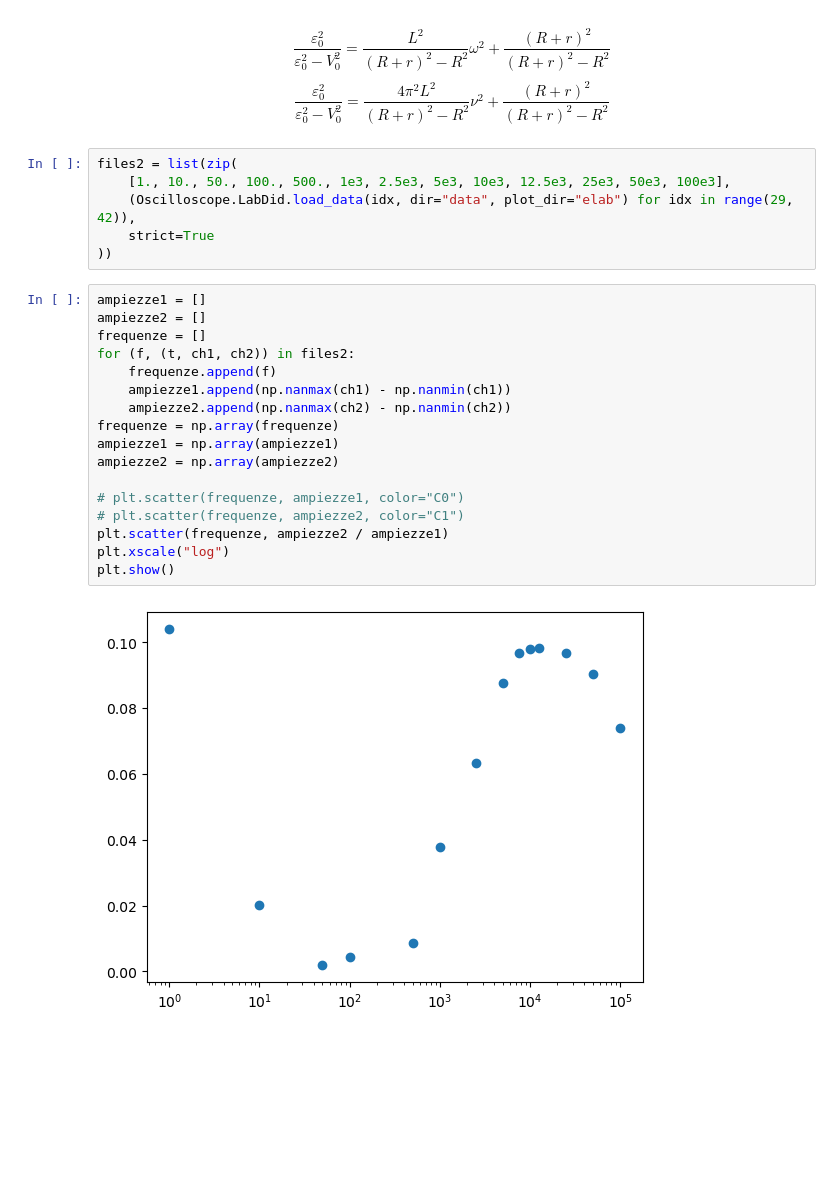
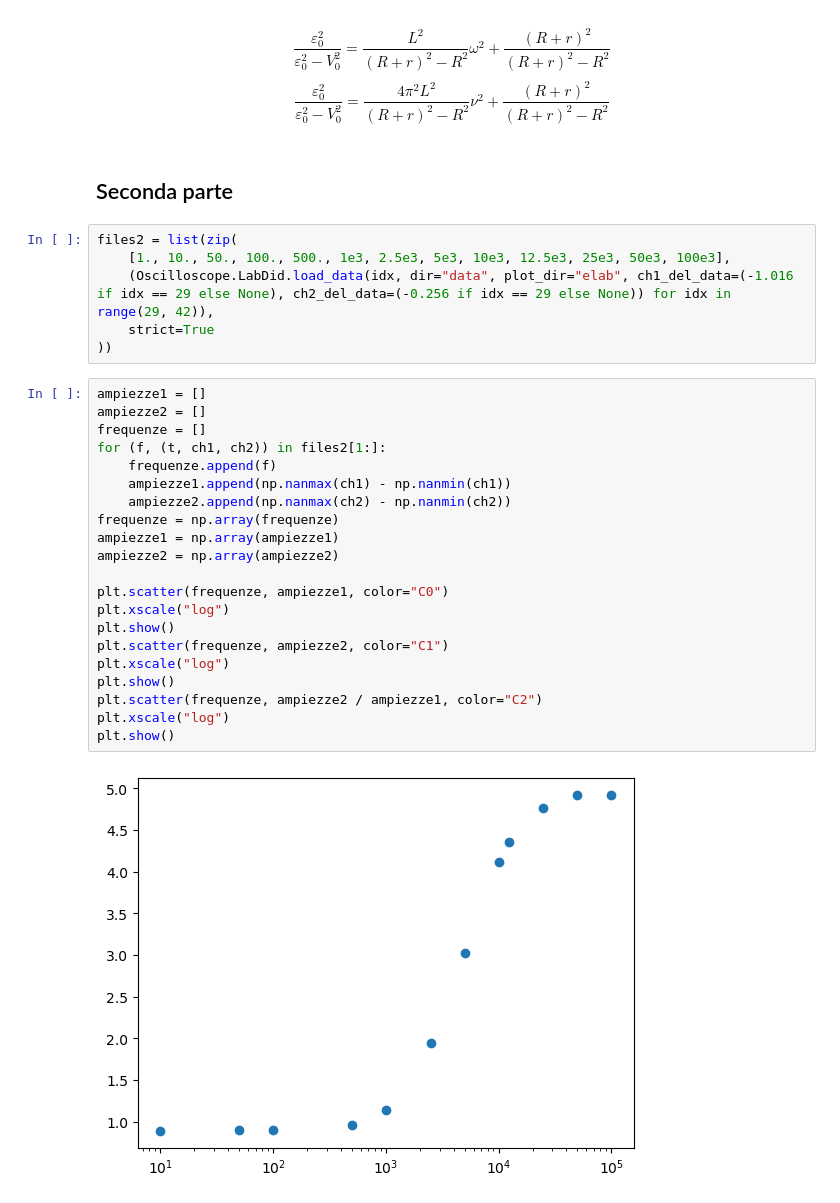
Before and after one commit to RBerga06/unipr-clt-fisica, a Jupyter notebook: lab2/exp7/exp7.ipynb, the cells around one changed output. Cells and saved outputs as stored; diff of their text form; blank space fills up the shorter version.

```diff
--- a/lab2/exp7/exp7.ipynb
+++ b/lab2/exp7/exp7.ipynb
@@ -29,28 +90,34 @@ plt.show()
 # %% [markdown]
 $$\frac{\varepsilon_0^2}{\varepsilon_0^2-V_0^2} = \frac{L^2}{(R+r)^2-R^2}\omega^2+\frac{(R+r)^2}{(R+r)^2 - R^2}$$
 $$\frac{\varepsilon_0^2}{\varepsilon_0^2-V_0^2} = \frac{4\pi^2L^2}{(R+r)^2-R^2}\nu^2+\frac{(R+r)^2}{(R+r)^2 - R^2}$$
+# %% [markdown]
+## Seconda parte
 # %%
 files2 = list(zip(
     [1., 10., 50., 100., 500., 1e3, 2.5e3, 5e3, 10e3, 12.5e3, 25e3, 50e3, 100e3],
-    (Oscilloscope.LabDid.load_data(idx, dir="data", plot_dir="elab") for idx in range(29, 42)),
+    (Oscilloscope.LabDid.load_data(idx, dir="data", plot_dir="elab", ch1_del_data=(-1.016 if idx == 29 else None), ch2_del_data=(-0.256 if idx == 29 else None)) for idx in range(29, 42)),
     strict=True
 ))
 # %%
 ampiezze1 = []
 ampiezze2 = []
 frequenze = []
-for (f, (t, ch1, ch2)) in files2:
+for (f, (t, ch1, ch2)) in files2[1:]:
     frequenze.append(f)
     ampiezze1.append(np.nanmax(ch1) - np.nanmin(ch1))
     ampiezze2.append(np.nanmax(ch2) - np.nanmin(ch2))
 frequenze = np.array(frequenze)
 ampiezze1 = np.array(ampiezze1)
 ampiezze2 = np.array(ampiezze2)
 
-# plt.scatter(frequenze, ampiezze1, color="C0")
-# plt.scatter(frequenze, ampiezze2, color="C1")
-plt.scatter(frequenze, ampiezze2 / ampiezze1)
+plt.scatter(frequenze, ampiezze1, color="C0")
 plt.xscale("log")
 plt.show()
+plt.scatter(frequenze, ampiezze2, color="C1")
+plt.xscale("log")
+plt.show()
+plt.scatter(frequenze, ampiezze2 / ampiezze1, color="C2")
+plt.xscale("log")
+plt.show()
 # %% [output]
-[figure, old version]
+[figure, new version]
```
Also changed, not shown: parts of 10 cells of this notebook, 1 other file.
